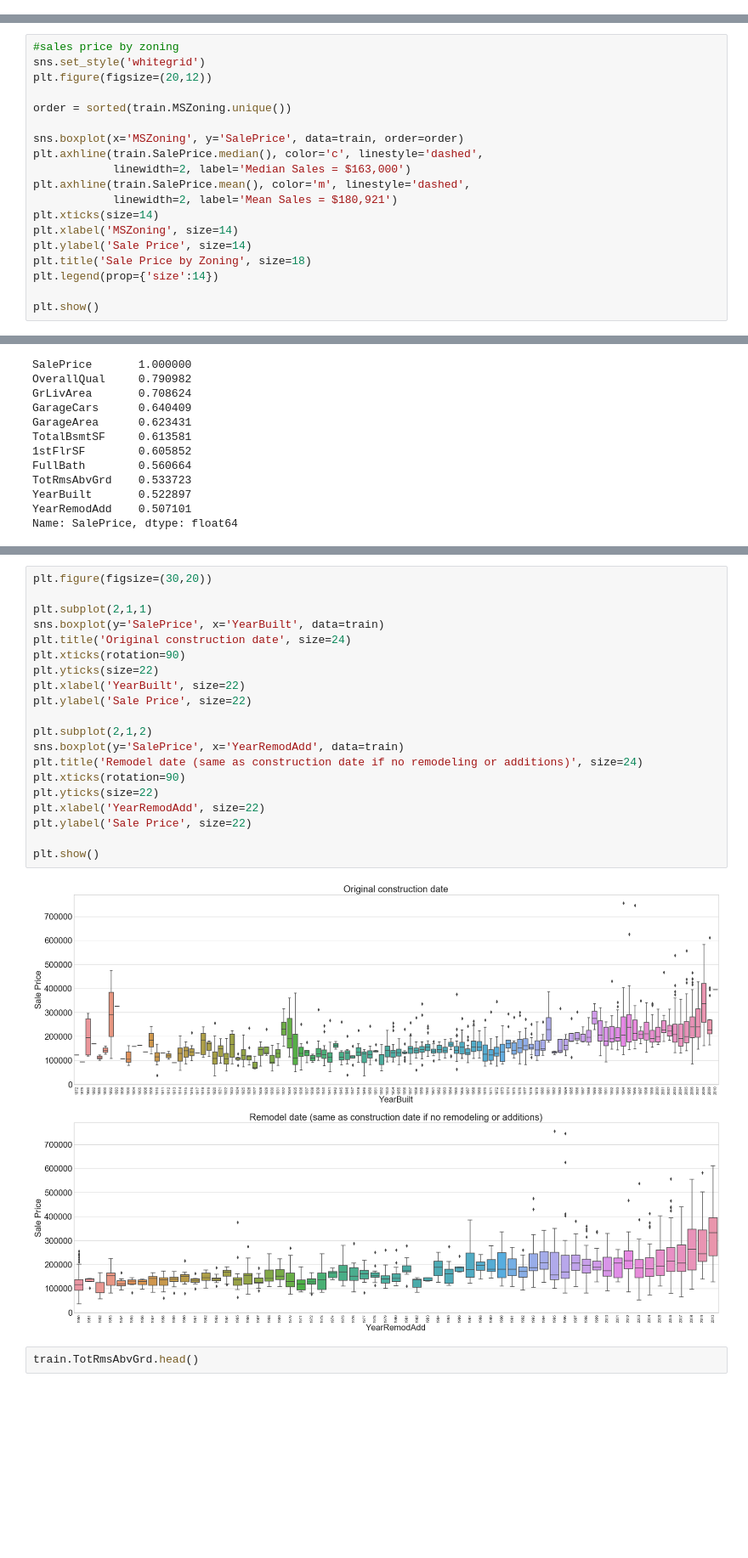
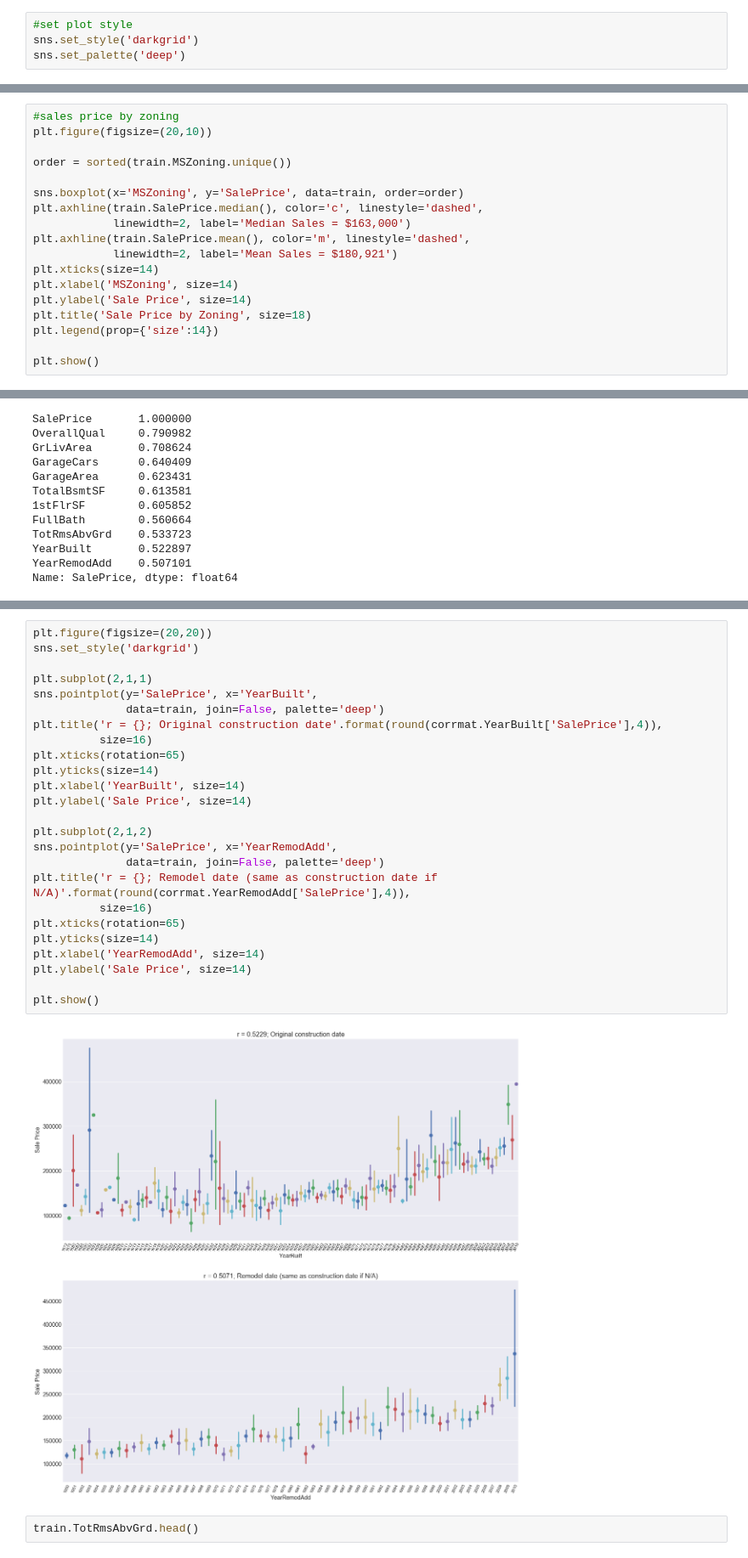
Before and after one commit to brianmcguckin/thinkful_unit_01_capstone, a Jupyter notebook: unit_01_capstone.ipynb, the cells around one changed output, grey strips where cells are left out. Shown at 85% size. Drawn from its saved outputs; the diff is of its cells as text; blank space fills up the shorter version.

```diff
--- a/unit_01_capstone.ipynb
+++ b/unit_01_capstone.ipynb
@@ -33,2 +54,6 @@ Median sale price for all properties: 163000.0
+# %%
+#set plot style
+sns.set_style('darkgrid')
+sns.set_palette('deep')
 # %%
 #histogram of all sales prices
@@ -209,7 +267,6 @@ subprime = 181304.74820880246
 # %%
 #sales price by zoning
-sns.set_style('whitegrid')
-plt.figure(figsize=(20,12))
+plt.figure(figsize=(20,10))
 
 order = sorted(train.MSZoning.unique())
 
@@ -459,25 +563,30 @@ plt.show()
 # %%
-plt.figure(figsize=(30,20))
+plt.figure(figsize=(20,20))
+sns.set_style('darkgrid')
 
 plt.subplot(2,1,1)
-sns.boxplot(y='SalePrice', x='YearBuilt', data=train)
-plt.title('Original construction date', size=24)
-plt.xticks(rotation=90)
-plt.yticks(size=22)
-plt.xlabel('YearBuilt', size=22)
-plt.ylabel('Sale Price', size=22)
+sns.pointplot(y='SalePrice', x='YearBuilt',
+              data=train, join=False, palette='deep')
+plt.title('r = {}; Original construction date'.format(round(corrmat.YearBuilt['SalePrice'],4)),
+          size=16)
+plt.xticks(rotation=65)
+plt.yticks(size=14)
+plt.xlabel('YearBuilt', size=14)
+plt.ylabel('Sale Price', size=14)
 
 plt.subplot(2,1,2)
-sns.boxplot(y='SalePrice', x='YearRemodAdd', data=train)
-plt.title('Remodel date (same as construction date if no remodeling or additions)', size=24)
-plt.xticks(rotation=90)
-plt.yticks(size=22)
-plt.xlabel('YearRemodAdd', size=22)
-plt.ylabel('Sale Price', size=22)
+sns.pointplot(y='SalePrice', x='YearRemodAdd',
+              data=train, join=False, palette='deep')
+plt.title('r = {}; Remodel date (same as construction date if N/A)'.format(round(corrmat.YearRemodAdd['SalePrice'],4)),
+          size=16)
+plt.xticks(rotation=65)
+plt.yticks(size=14)
+plt.xlabel('YearRemodAdd', size=14)
+plt.ylabel('Sale Price', size=14)
 
 plt.show()
 # %% [output]
-[figure, old version]
+[figure, new version]
 # %%
 train.TotRmsAbvGrd.head()
 # %% [output]
```
Also changed, not shown: parts of 26 cells of this notebook.
